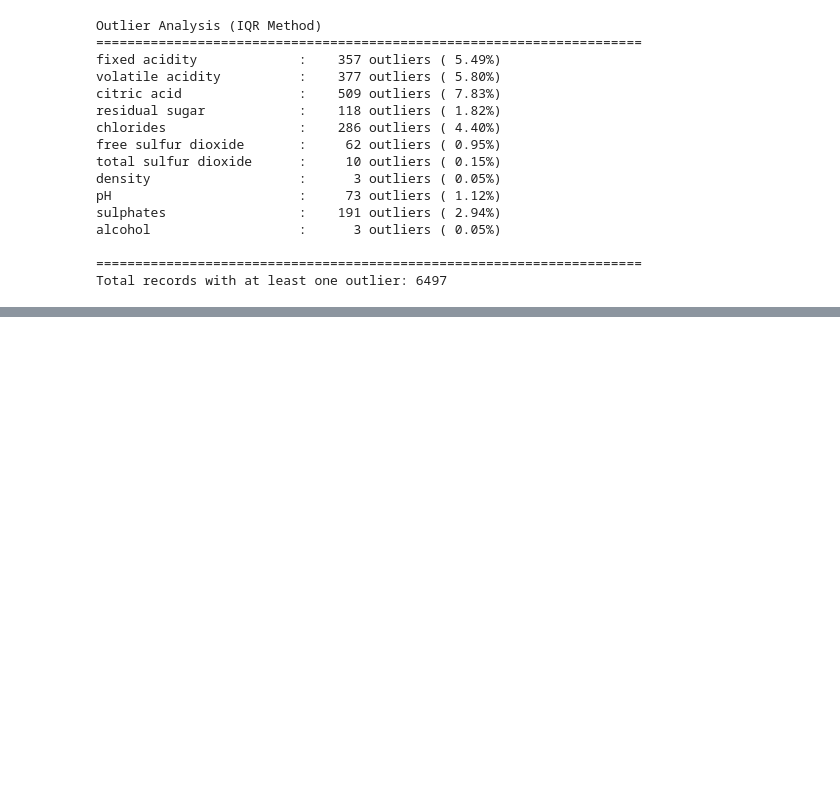
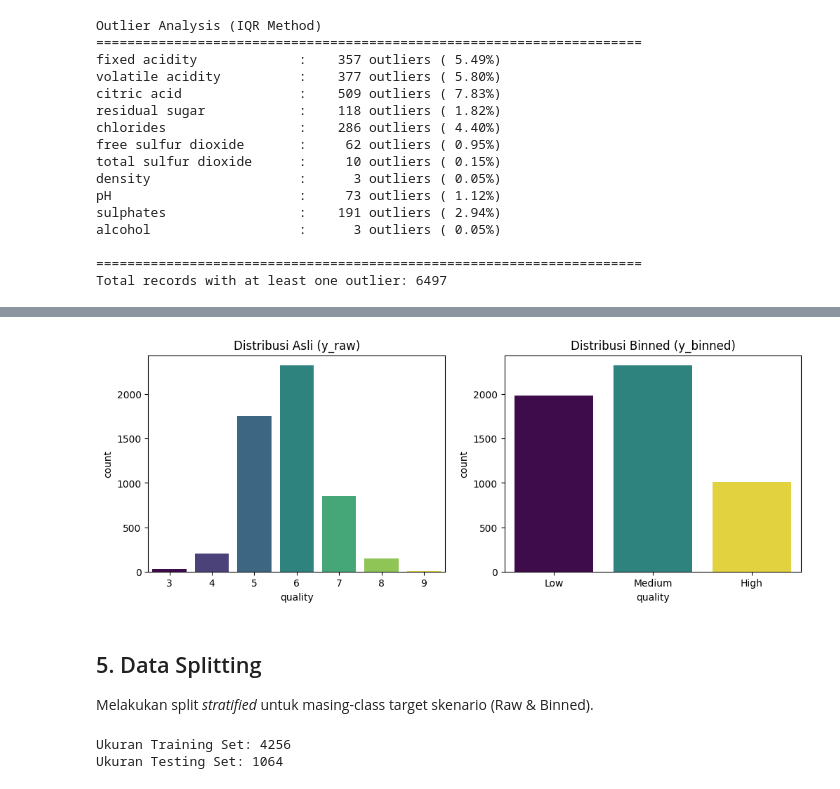
Before and after one commit to AzrilFahmiardi/wine-quality-pbl, a Jupyter notebook: main.ipynb, the cells around one changed output, grey strips where cells are left out. Cells and saved outputs as stored; diff of their text form; code cells hidden in the pictures; blank space fills up the shorter version.

Commit message:
checkpoint: data preprocessing

```diff
--- a/main.ipynb
+++ b/main.ipynb
@@ -331,0 +338,4 @@ Total records with at least one outlier: 6497
+# %%
+print(f'Shape sebelum drop duplicates: {df.shape}')
+df_clean = df.drop_duplicates().copy()
+print(f'Shape setelah drop duplicates: {df_clean.shape}')
@@ -331,0 +348,3 @@ Total records with at least one outlier: 6497
+# %%
+df_clean['type'] = df_clean['type'].map({'Red': 0, 'White': 1})
+df_clean['type'].value_counts()
@@ -331,0 +359,5 @@ Total records with at least one outlier: 6497
+# %%
+X = df_clean.drop('quality', axis=1)
+y = df_clean['quality']
+print(f'Shape X: {X.shape}')
+print(f'Shape y: {y.shape}')
@@ -331,0 +372,43 @@ Total records with at least one outlier: 6497
+# %%
+# Fungsi untuk binning
+def bin_quality(q):
+    if q <= 5:
+        return 0 # Low
+    elif q == 6:
+        return 1 # Medium
+    else:
+        return 2 # High
+
+y_binned = y.apply(bin_quality)
+
+fig, axes = plt.subplots(1, 2, figsize=(12, 4))
+sns.countplot(x=y, ax=axes[0], palette='viridis', hue=y, legend=False)
+axes[0].set_title('Distribusi Asli (y_raw)')
+sns.countplot(x=y_binned, ax=axes[1], palette='viridis', hue=y_binned, legend=False)
+axes[1].set_title('Distribusi Binned (y_binned)')
+axes[1].set_xticks([0, 1, 2])
+axes[1].set_xticklabels(['Low', 'Medium', 'High'])
+plt.show()
+# %% [output]
+[figure, added]
+# %% [markdown]
+## 5. Data Splitting
+Melakukan split *stratified* untuk masing-class target skenario (Raw & Binned).
+# %%
+from sklearn.model_selection import train_test_split
+
+# Split untuk y_raw
+X_train_raw, X_test_raw, y_train_raw, y_test_raw = train_test_split(
+    X, y, test_size=0.2, random_state=42, stratify=y
+)
+
+# Split untuk y_binned
+X_train_bin, X_test_bin, y_train_bin, y_test_bin = train_test_split(
+    X, y_binned, test_size=0.2, random_state=42, stratify=y_binned
+)
+
+print(f'Ukuran Training Set: {X_train_raw.shape[0]}')
+print(f'Ukuran Testing Set: {X_test_raw.shape[0]}')
+# %% [output]
+Ukuran Training Set: 4256
+Ukuran Testing Set: 1064
```
Also changed, not shown: parts of 24 cells of this notebook, 11 other files.
